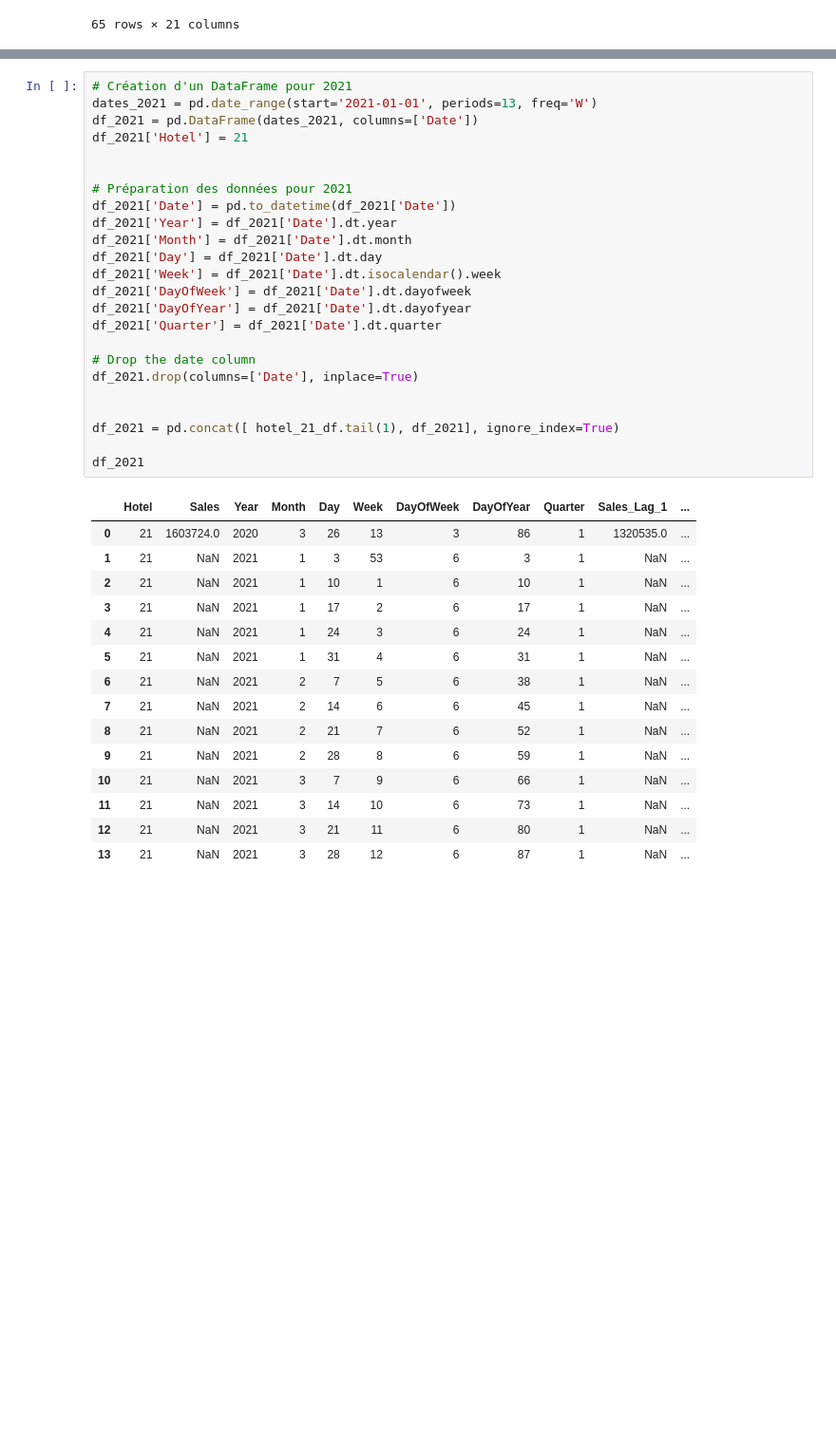
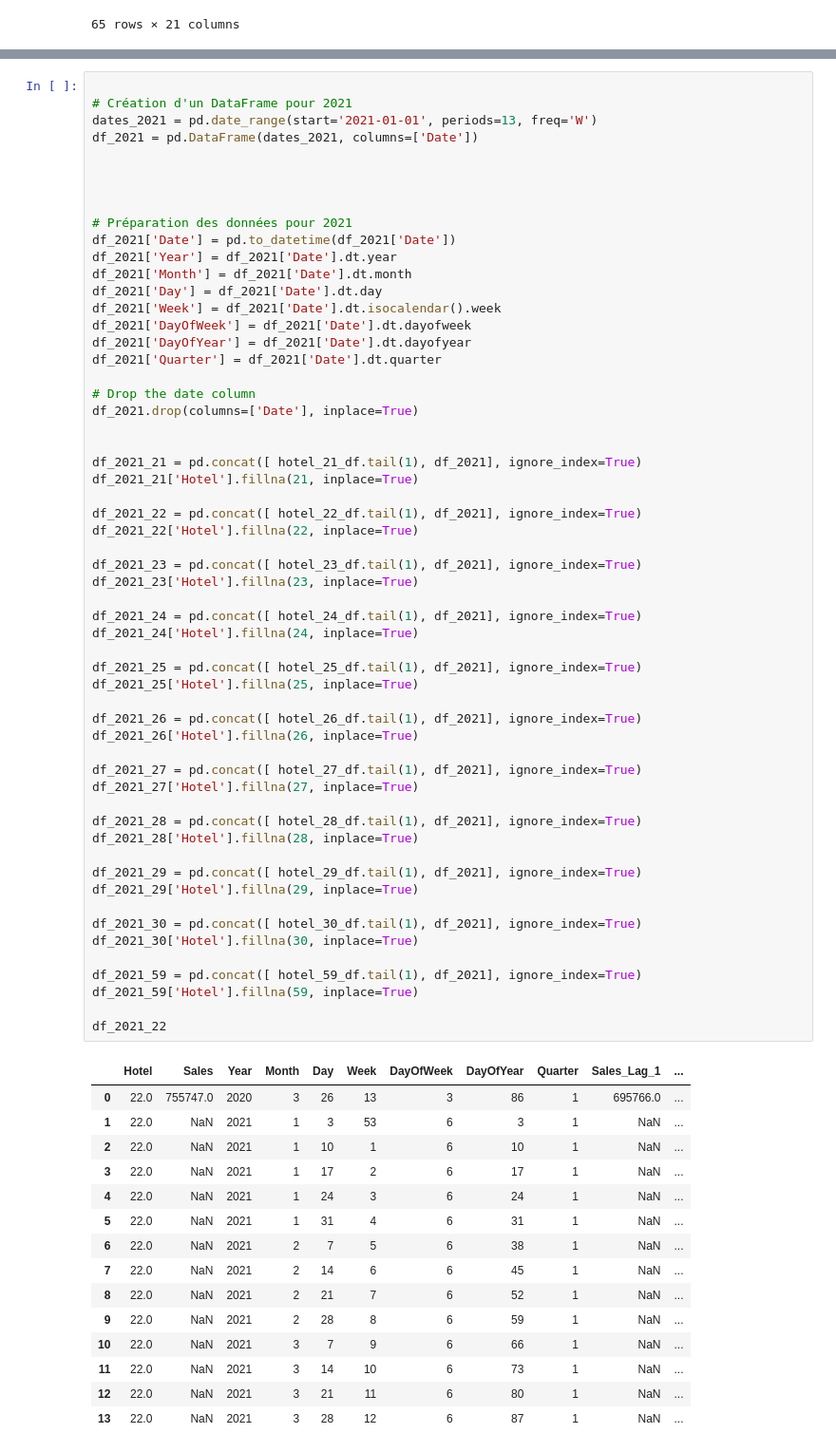
Before and after one commit to Behachee/TheHotel_Sales, a Jupyter notebook: 3-Modeling.ipynb, the cells around one changed output, grey strips where cells are left out. Shown at 95% size. Saved outputs shown, nothing was run; the diff lists cells and outputs as text; blank space fills up the shorter version.

```diff
--- a/3-Modeling.ipynb
+++ b/3-Modeling.ipynb
@@ -291,42 +287,75 @@ joblib.dump(best_model, 'models/hotel_21_sales_predictor.pkl')
 # %%
+
 # Création d'un DataFrame pour 2021
 dates_2021 = pd.date_range(start='2021-01-01', periods=13, freq='W')
 df_2021 = pd.DataFrame(dates_2021, columns=['Date'])
-df_2021['Hotel'] = 21
+
+
 
 
 # Préparation des données pour 2021
 df_2021['Date'] = pd.to_datetime(df_2021['Date'])
 df_2021['Year'] = df_2021['Date'].dt.year
 df_2021['Month'] = df_2021['Date'].dt.month
 df_2021['Day'] = df_2021['Date'].dt.day
 df_2021['Week'] = df_2021['Date'].dt.isocalendar().week
 df_2021['DayOfWeek'] = df_2021['Date'].dt.dayofweek
 df_2021['DayOfYear'] = df_2021['Date'].dt.dayofyear
 df_2021['Quarter'] = df_2021['Date'].dt.quarter
 
 # Drop the date column
 df_2021.drop(columns=['Date'], inplace=True)
 
 
-df_2021 = pd.concat([ hotel_21_df.tail(1), df_2021], ignore_index=True)
+df_2021_21 = pd.concat([ hotel_21_df.tail(1), df_2021], ignore_index=True)
+df_2021_21['Hotel'].fillna(21, inplace=True)
 
-df_2021
+df_2021_22 = pd.concat([ hotel_22_df.tail(1), df_2021], ignore_index=True)
+df_2021_22['Hotel'].fillna(22, inplace=True)
+
+df_2021_23 = pd.concat([ hotel_23_df.tail(1), df_2021], ignore_index=True)
+df_2021_23['Hotel'].fillna(23, inplace=True)
+
+df_2021_24 = pd.concat([ hotel_24_df.tail(1), df_2021], ignore_index=True)
+df_2021_24['Hotel'].fillna(24, inplace=True)
+
+df_2021_25 = pd.concat([ hotel_25_df.tail(1), df_2021], ignore_index=True)
+df_2021_25['Hotel'].fillna(25, inplace=True)
+
+df_2021_26 = pd.concat([ hotel_26_df.tail(1), df_2021], ignore_index=True)
+df_2021_26['Hotel'].fillna(26, inplace=True)
+
+df_2021_27 = pd.concat([ hotel_27_df.tail(1), df_2021], ignore_index=True)
+df_2021_27['Hotel'].fillna(27, inplace=True)
+
+df_2021_28 = pd.concat([ hotel_28_df.tail(1), df_2021], ignore_index=True)
+df_2021_28['Hotel'].fillna(28, inplace=True)
+
+df_2021_29 = pd.concat([ hotel_29_df.tail(1), df_2021], ignore_index=True)
+df_2021_29['Hotel'].fillna(29, inplace=True)
+
+df_2021_30 = pd.concat([ hotel_30_df.tail(1), df_2021], ignore_index=True)
+df_2021_30['Hotel'].fillna(30, inplace=True)
+
+df_2021_59 = pd.concat([ hotel_59_df.tail(1), df_2021], ignore_index=True)
+df_2021_59['Hotel'].fillna(59, inplace=True)
+
+df_2021_22
 # %% [output]
 |  | Hotel | Sales | Year | Month | Day | Week | DayOfWeek | DayOfYear | Quarter | Sales_Lag_1 | ... |
-| 0 | 21 | 1603724.0 | 2020 | 3 | 26 | 13 | 3 | 86 | 1 | 1320535.0 | ... |
-| 1 | 21 | NaN | 2021 | 1 | 3 | 53 | 6 | 3 | 1 | NaN | ... |
-| 2 | 21 | NaN | 2021 | 1 | 10 | 1 | 6 | 10 | 1 | NaN | ... |
-| 3 | 21 | NaN | 2021 | 1 | 17 | 2 | 6 | 17 | 1 | NaN | ... |
-| 4 | 21 | NaN | 2021 | 1 | 24 | 3 | 6 | 24 | 1 | NaN | ... |
-| 5 | 21 | NaN | 2021 | 1 | 31 | 4 | 6 | 31 | 1 | NaN | ... |
-| 6 | 21 | NaN | 2021 | 2 | 7 | 5 | 6 | 38 | 1 | NaN | ... |
-| 7 | 21 | NaN | 2021 | 2 | 14 | 6 | 6 | 45 | 1 | NaN | ... |
-| 8 | 21 | NaN | 2021 | 2 | 21 | 7 | 6 | 52 | 1 | NaN | ... |
-| 9 | 21 | NaN | 2021 | 2 | 28 | 8 | 6 | 59 | 1 | NaN | ... |
-| 10 | 21 | NaN | 2021 | 3 | 7 | 9 | 6 | 66 | 1 | NaN | ... |
-| 11 | 21 | NaN | 2021 | 3 | 14 | 10 | 6 | 73 | 1 | NaN | ... |
-| 12 | 21 | NaN | 2021 | 3 | 21 | 11 | 6 | 80 | 1 | NaN | ... |
-| 13 | 21 | NaN | 2021 | 3 | 28 | 12 | 6 | 87 | 1 | NaN | ... |
+| 0 | 22.0 | 755747.0 | 2020 | 3 | 26 | 13 | 3 | 86 | 1 | 695766.0 | ... |
+| 1 | 22.0 | NaN | 2021 | 1 | 3 | 53 | 6 | 3 | 1 | NaN | ... |
+| 2 | 22.0 | NaN | 2021 | 1 | 10 | 1 | 6 | 10 | 1 | NaN | ... |
+| 3 | 22.0 | NaN | 2021 | 1 | 17 | 2 | 6 | 17 | 1 | NaN | ... |
+| 4 | 22.0 | NaN | 2021 | 1 | 24 | 3 | 6 | 24 | 1 | NaN | ... |
+| 5 | 22.0 | NaN | 2021 | 1 | 31 | 4 | 6 | 31 | 1 | NaN | ... |
+| 6 | 22.0 | NaN | 2021 | 2 | 7 | 5 | 6 | 38 | 1 | NaN | ... |
+| 7 | 22.0 | NaN | 2021 | 2 | 14 | 6 | 6 | 45 | 1 | NaN | ... |
+| 8 | 22.0 | NaN | 2021 | 2 | 21 | 7 | 6 | 52 | 1 | NaN | ... |
+| 9 | 22.0 | NaN | 2021 | 2 | 28 | 8 | 6 | 59 | 1 | NaN | ... |
+| 10 | 22.0 | NaN | 2021 | 3 | 7 | 9 | 6 | 66 | 1 | NaN | ... |
+| 11 | 22.0 | NaN | 2021 | 3 | 14 | 10 | 6 | 73 | 1 | NaN | ... |
+| 12 | 22.0 | NaN | 2021 | 3 | 21 | 11 | 6 | 80 | 1 | NaN | ... |
+| 13 | 22.0 | NaN | 2021 | 3 | 28 | 12 | 6 | 87 | 1 | NaN | ... |
 14 rows × 21 columns
 # %%
```
Also changed, not shown: parts of 10 cells of this notebook, 10 other files.
